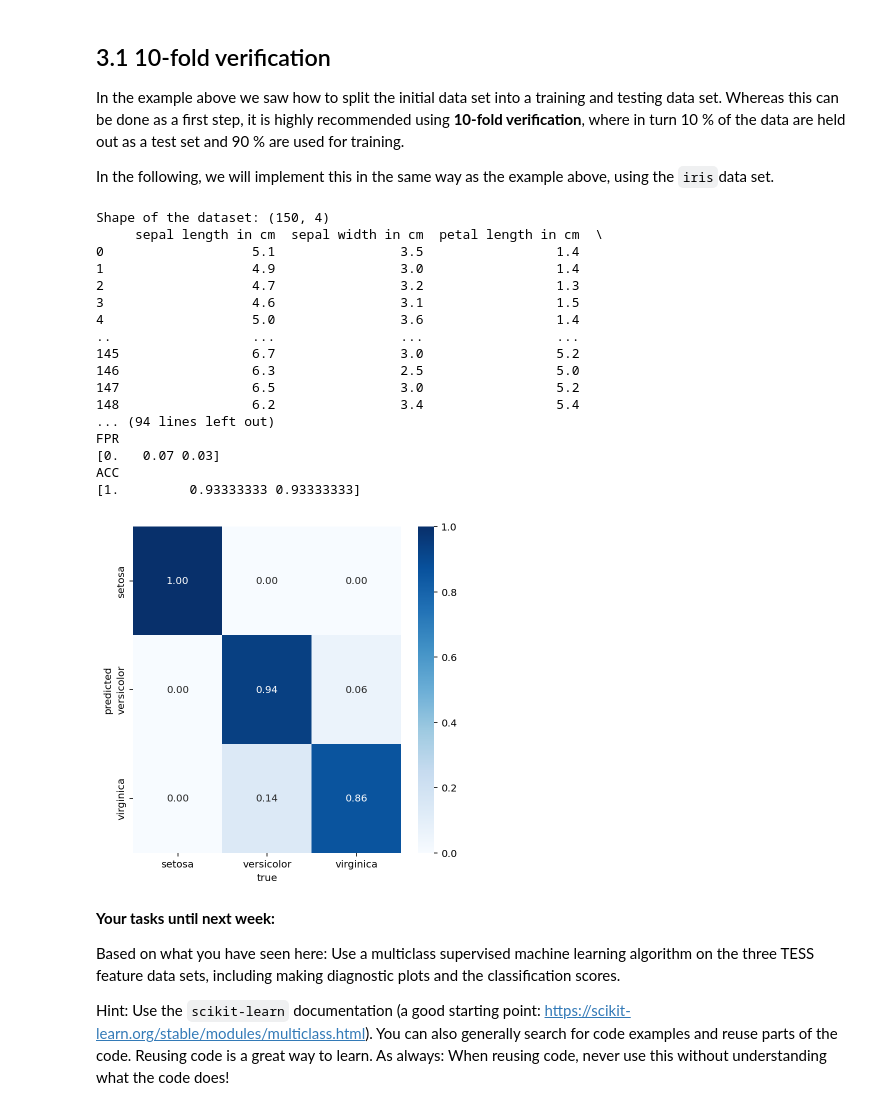
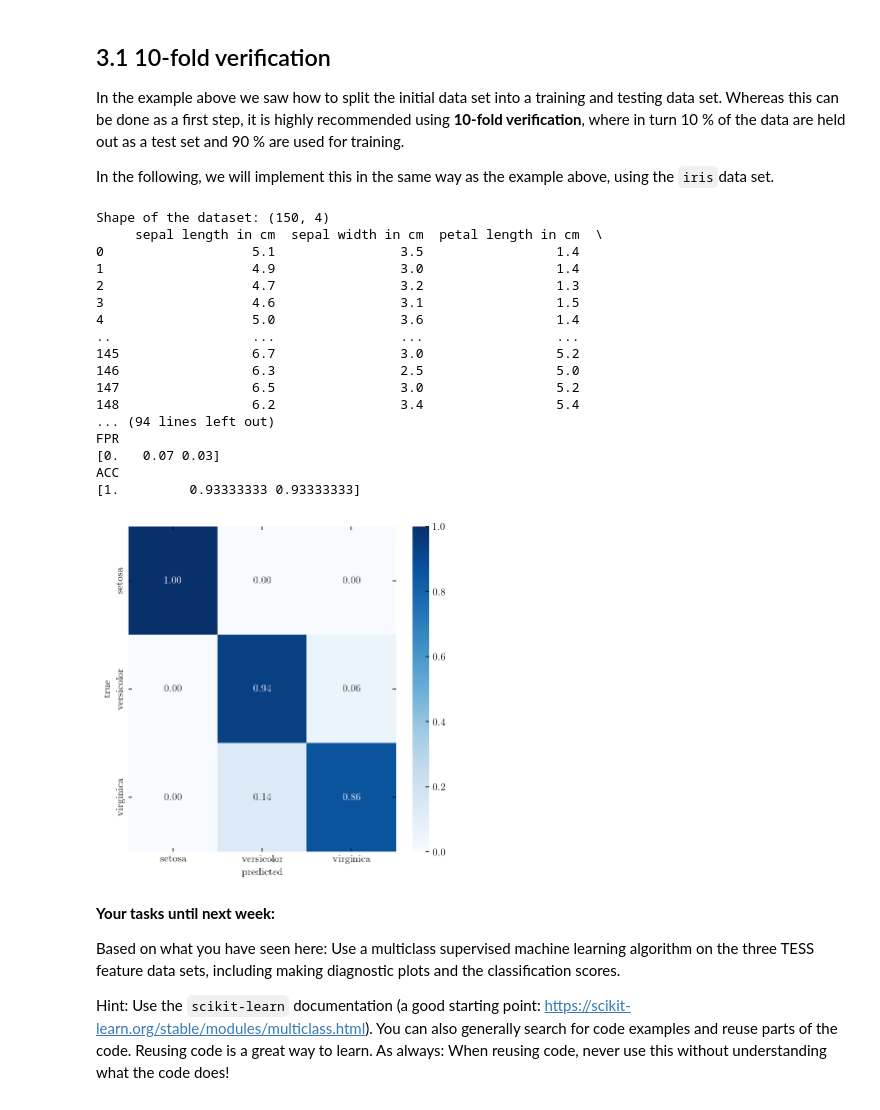
Before and after one commit to ninahernitschek/advanced_astroinformatics, a Jupyter notebook: _jupyter_notebooks/notebook_6.ipynb, the cells around one changed output. Cells and saved outputs as stored; diff of their text form; code cells hidden in the pictures.

```diff
--- a/_jupyter_notebooks/notebook_6.ipynb
+++ b/_jupyter_notebooks/notebook_6.ipynb
@@ -714,36 +714,36 @@ def make_confusion_matrix(cf_,
     plt.figure(figsize=figsize)
     sns.heatmap(cf,annot=box_labels,fmt="",cmap=cmap,cbar=cbar,yticklabels=categories_y,xticklabels=categories_x)
 
     if xyplotlabels:
-        plt.ylabel(xlabel)
-        plt.xlabel(ylabel)
+        plt.xlabel(xlabel)
+        plt.ylabel(ylabel)
 
     if title:
         plt.title(title)
 
 
 # Make a confusion matrix plot for 10-fold cross-validation:
 
 make_confusion_matrix(cnf_matrix, xlabel='predicted', ylabel='true',categories_x=iris.target_names,categories_y=iris.target_names, count=True, figsize=(6,6))
 # %% [output]
 Shape of the dataset: (150, 4)
      sepal length in cm  sepal width in cm  petal length in cm  \
 0                   5.1                3.5                 1.4
 1                   4.9                3.0                 1.4
 2                   4.7                3.2                 1.3
 3                   4.6                3.1                 1.5
 4                   5.0                3.6                 1.4
 ..                  ...                ...                 ...
 145                 6.7                3.0                 5.2
 146                 6.3                2.5                 5.0
 147                 6.5                3.0                 5.2
 148                 6.2                3.4                 5.4
 ... (94 lines left out)
 FPR
 [0.   0.07 0.03]
 ACC
 [1.         0.93333333 0.93333333]
-[figure, old version]
+[figure, new version]
 # %% [markdown]
 **Your tasks until next week:**
 
```
Also changed, not shown: parts of 4 cells of this notebook, 1 other file.
